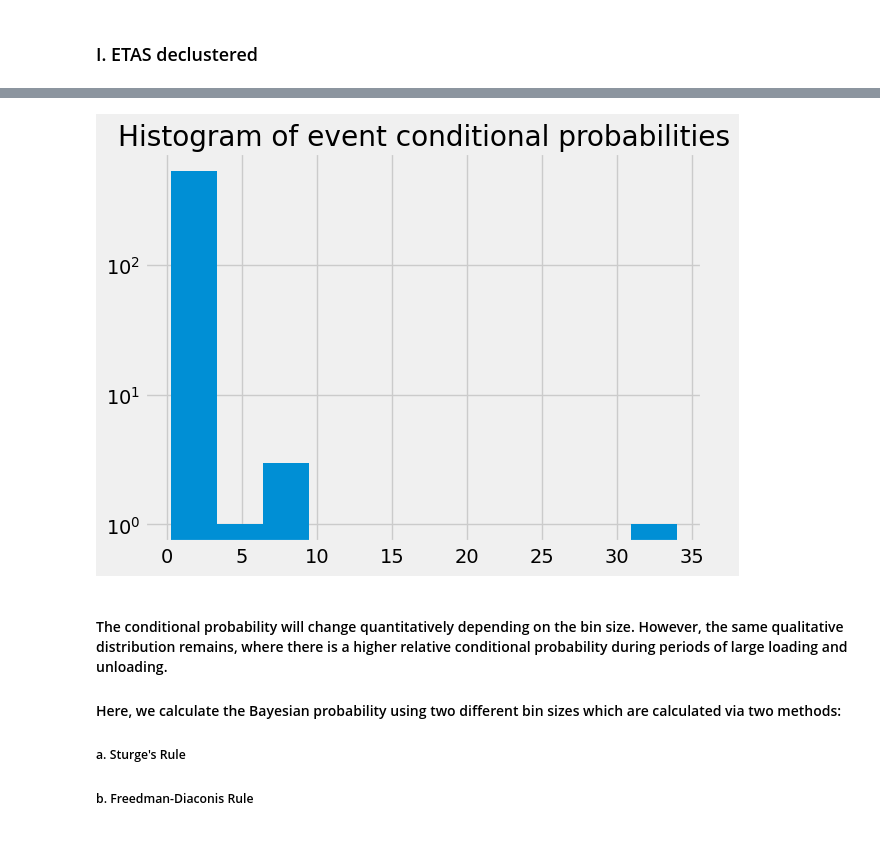
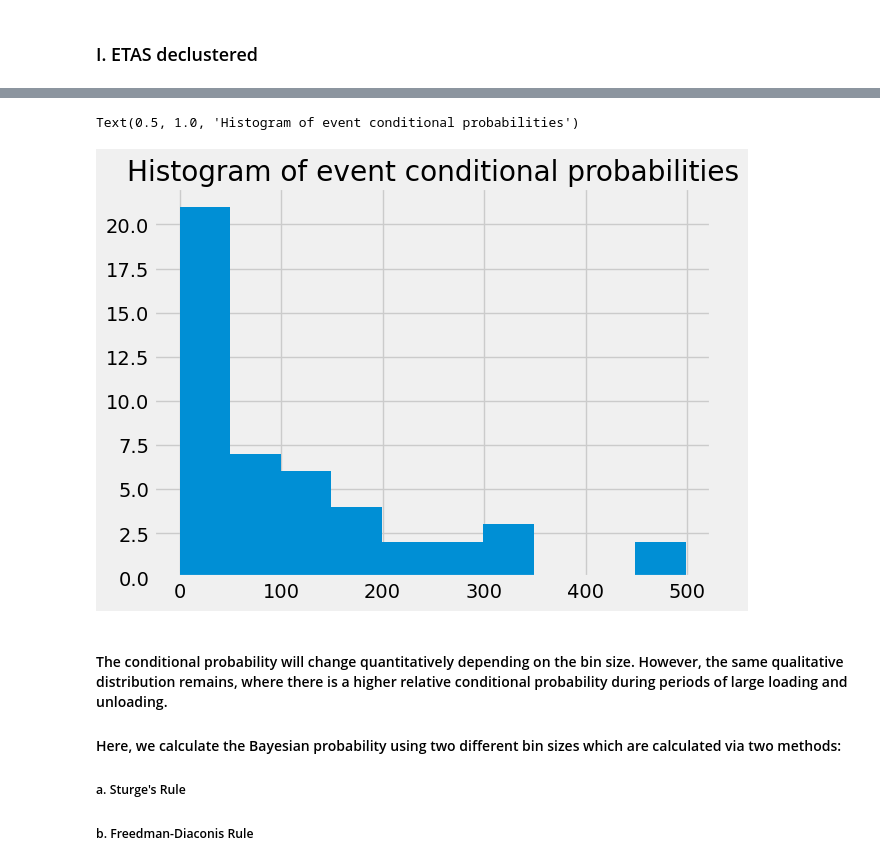
Before and after one commit to amandasyamsul/SLIQ, a Jupyter notebook: SLIQ-by-mascon.ipynb, the cells around one changed output, grey strips where cells are left out. Drawn from its saved outputs; the diff is of its cells as text; code cells hidden in the pictures.

```diff
--- a/SLIQ-by-mascon.ipynb
+++ b/SLIQ-by-mascon.ipynb
@@ -262 +150,19 @@ def calculate_probabilities_in_mascons(all_time_periods, earthquake_only, method
+# %%
+def aggregate_cp(cp_list):
+
+    """
+    Aggregates the conditional probabilities from each mascon by summing them.
+    """
+
+    ref = len(cp_list[0])
+    aggregated_cp = np.zeros(ref)
+
+    # Loop through each mascon's cp and sum them up
+    for cp in cp_list:
+        if len(cp) == ref:
+            aggregated_cp += cp
+        else:
+            print('wrong size!')
+
+    return aggregated_cp
 # %%
@@ -293,0 +189,6 @@ cp_for_each_event, cp = get_cp_in_mascon(np.array(etas_declustered.dmass), 'fd')
+# %%
+LgE_list, L_list = calculate_probabilities_by_mascon(ds['lwe_thickness'], etas_declustered, ds)
+# %%
+bins, cp_list = get_cp(LgE_list, L_list, 'fd')
+# %%
+aggregated_cp = aggregate_cp(cp_list)
@@ -312,12 +199,13 @@ etas_declustered
 # %%
 # ETAS declustered
 
 fig,ax=plt.subplots()
-plt.hist(etas_declustered.cp_mascon,11)
+plt.hist(aggregated_cp)
 plt.title('Histogram of event conditional probabilities')
-plt.yscale('log')
+# plt.yscale('log')
 # %% [output]
+Text(0.5, 1.0, 'Histogram of event conditional probabilities')
-[figure, old version]
+[figure, new version]
 # %% [markdown]
 #### The conditional probability will change quantitatively depending on the bin size. However, the same qualitative distribution remains, where there is a higher relative conditional probability during periods of large loading and unloading.
 
```
Also changed, not shown: parts of 27 cells of this notebook.
